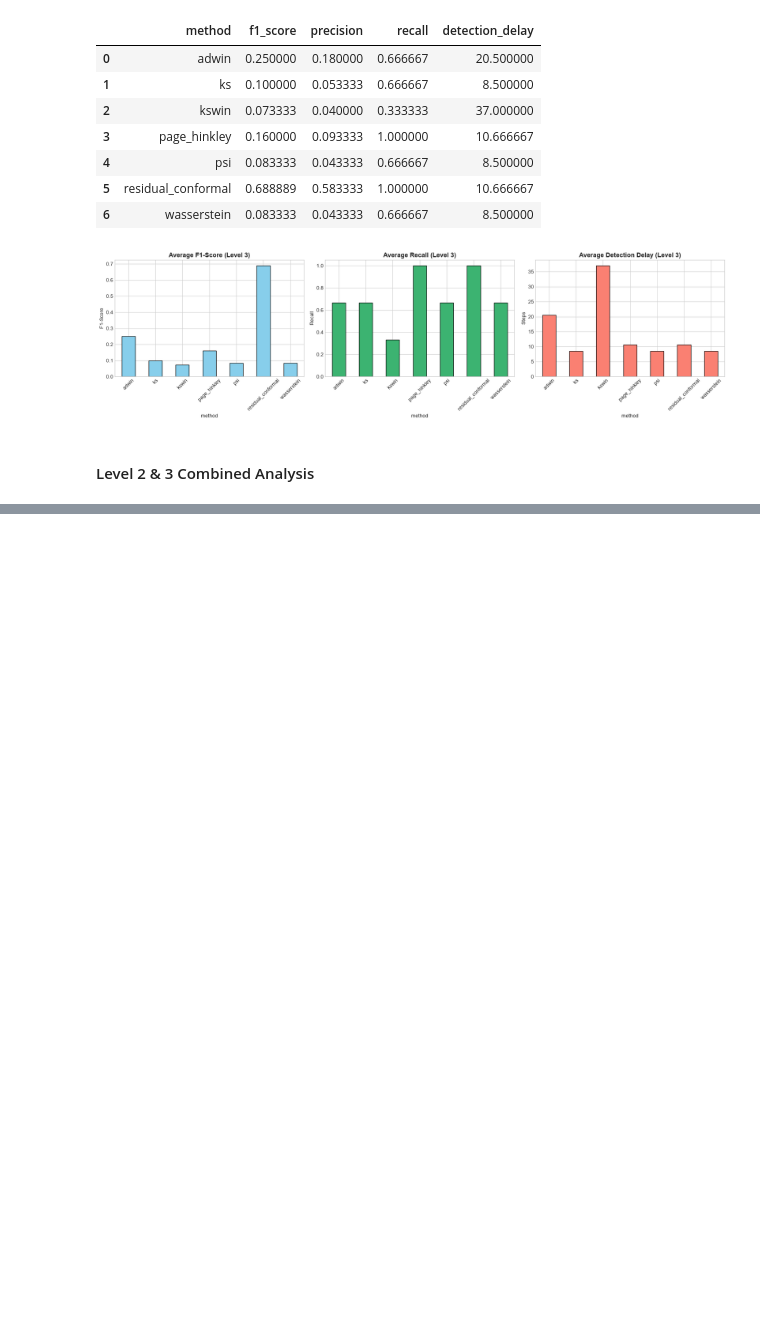
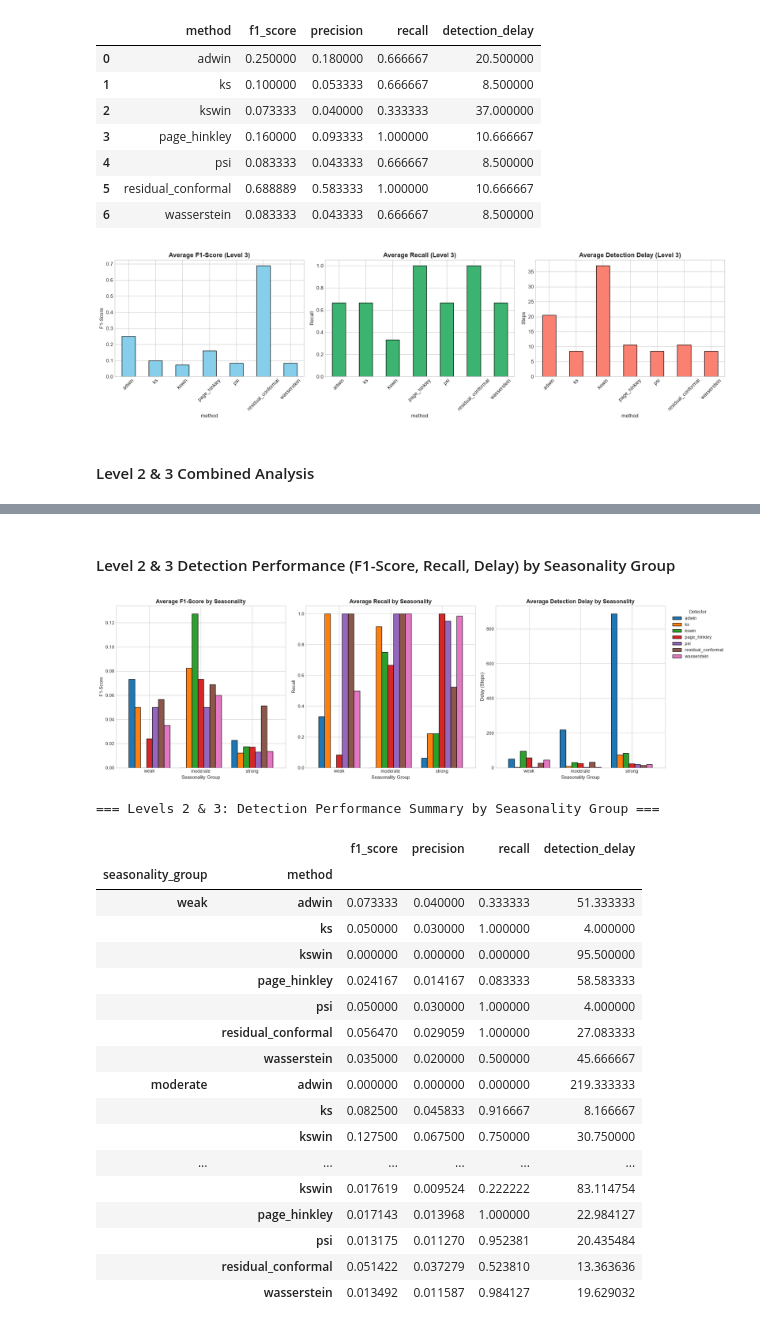
Before and after one commit to ElizPery/seasonality-drift-llm-backtest, a Jupyter notebook: notebooks/stream_a_03_multi_series_residual_vs_baseline.ipynb, the cells around one changed output, grey strips where cells are left out. Cells and saved outputs as stored; diff of their text form; code cells hidden in the pictures; blank space fills up the shorter version.

```diff
--- a/notebooks/stream_a_03_multi_series_residual_vs_baseline.ipynb
+++ b/notebooks/stream_a_03_multi_series_residual_vs_baseline.ipynb
@@ -341,0 +384,63 @@ plt.show()
+# %% [markdown]
+#### Level 2 & 3 Detection Performance (F1-Score, Recall, Delay) by Seasonality Group
+# %%
+df_drift_season = df_comparison[
+    (df_comparison['level'].isin([2, 3])) &
+    (~df_comparison['dataset'].isin(["seismic_iquique_trace"]))
+].copy()
+
+metrics = ["f1_score", "recall", "detection_delay"]
+titles = ["Average F1-Score by Seasonality", "Average Recall by Seasonality", "Average Detection Delay by Seasonality"]
+ylabels = ["F1-Score", "Recall", "Delay (Steps)"]
+
+fig, axes = plt.subplots(1, 3, figsize=(20, 6))
+
+for idx, (metric, title, ylabel) in enumerate(zip(metrics, titles, ylabels)):
+    pivot_df = (
+        df_drift_season.groupby(["seasonality_group", "method"])[metric]
+        .mean()
+        .unstack("method")
+        .reindex(season_order)
+    )
+
+    pivot_df.plot(kind="bar", ax=axes[idx], edgecolor="black", width=0.8, legend=(idx == 2))
+    axes[idx].set_title(title, fontsize=13, fontweight="bold")
+    axes[idx].set_xlabel("Seasonality Group", fontsize=11)
+    axes[idx].set_ylabel(ylabel, fontsize=11)
+    axes[idx].tick_params(axis="x", rotation=0)
+
+# Place a single shared legend to the right of the last subplot
+axes[2].legend(title="Detector", bbox_to_anchor=(1.02, 1), loc="upper left")
+
+plt.tight_layout()
+plt.show()
+
+# Display combined summary table across all metrics by Seasonality Group
+summary_drift_season = (
+    df_drift_season.groupby(["seasonality_group", "method"])[["f1_score", "precision", "recall", "detection_delay"]]
+    .mean()
+    .reindex(season_order, level=0)
+)
+print("=== Levels 2 & 3: Detection Performance Summary by Seasonality Group ===")
+display(summary_drift_season)
+# %% [output]
+[figure, added]
+=== Levels 2 & 3: Detection Performance Summary by Seasonality Group ===
+|  |  | f1_score | precision | recall | detection_delay |
+| seasonality_group | method |  |  |  |  |
+| weak | adwin | 0.073333 | 0.040000 | 0.333333 | 51.333333 |
+|  | ks | 0.050000 | 0.030000 | 1.000000 | 4.000000 |
+|  | kswin | 0.000000 | 0.000000 | 0.000000 | 95.500000 |
+|  | page_hinkley | 0.024167 | 0.014167 | 0.083333 | 58.583333 |
+|  | psi | 0.050000 | 0.030000 | 1.000000 | 4.000000 |
+|  | residual_conformal | 0.056470 | 0.029059 | 1.000000 | 27.083333 |
+|  | wasserstein | 0.035000 | 0.020000 | 0.500000 | 45.666667 |
+| moderate | adwin | 0.000000 | 0.000000 | 0.000000 | 219.333333 |
+|  | ks | 0.082500 | 0.045833 | 0.916667 | 8.166667 |
+|  | kswin | 0.127500 | 0.067500 | 0.750000 | 30.750000 |
+| ... | ... | ... | ... | ... | ... |
+|  | kswin | 0.017619 | 0.009524 | 0.222222 | 83.114754 |
+|  | page_hinkley | 0.017143 | 0.013968 | 1.000000 | 22.984127 |
+|  | psi | 0.013175 | 0.011270 | 0.952381 | 20.435484 |
+|  | residual_conformal | 0.051422 | 0.037279 | 0.523810 | 13.363636 |
+|  | wasserstein | 0.013492 | 0.011587 | 0.984127 | 19.629032 |
```
Also changed, not shown: parts of 12 cells of this notebook, 6 other files.
